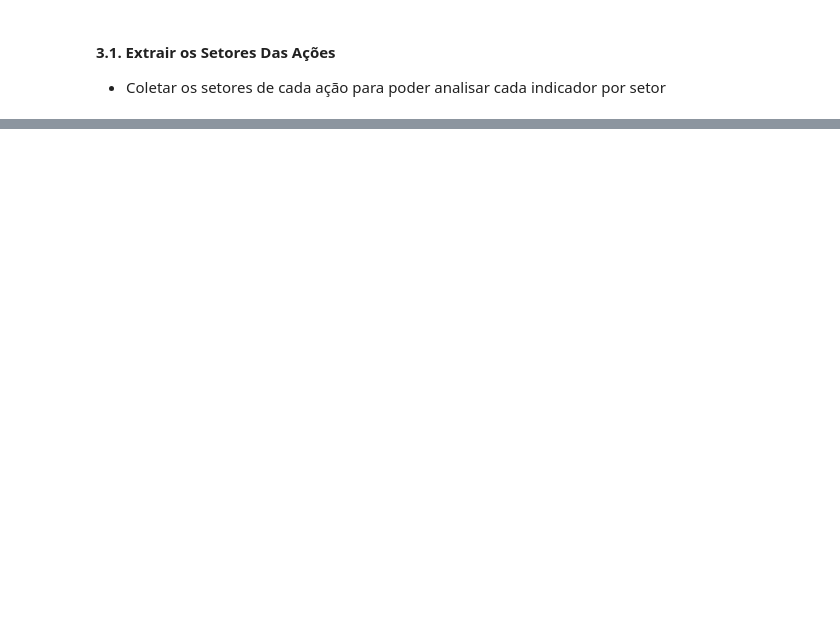
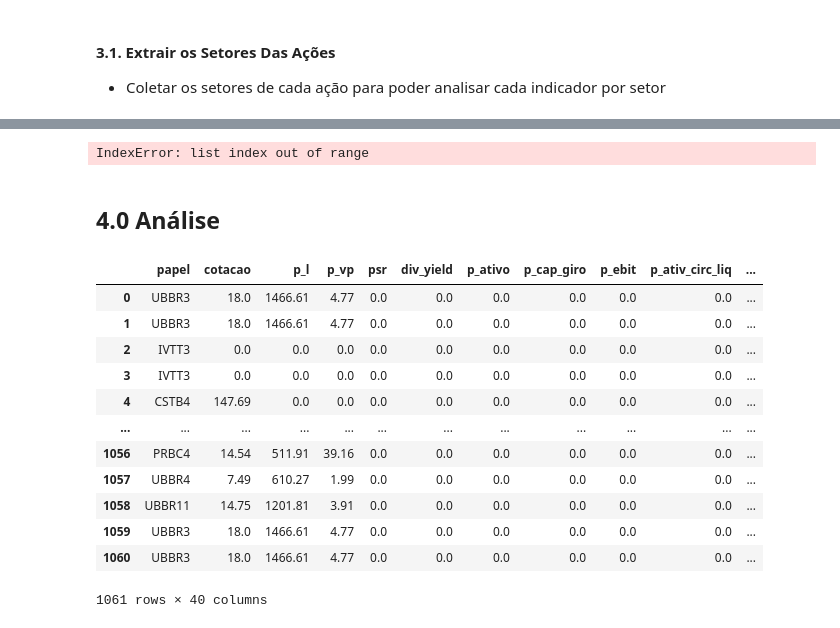
Before and after one commit to Guigarciarosa/livingbydividends, a Jupyter notebook: notebooks/etl.ipynb, the cells around one changed output, grey strips where cells are left out. Cells and saved outputs as stored; diff of their text form; code cells hidden in the pictures; blank space fills up the shorter version.

```diff
--- a/notebooks/etl.ipynb
+++ b/notebooks/etl.ipynb
@@ -448,0 +495,2 @@ data
+# %%
+dividendos.columns = dividendos.columns.str.lower().str.replace(' ','_').str.replace('ç','c').str.replace('õ','o')
@@ -448,0 +503,2 @@ data
+# %%
+dividendos['data_extract'] = functions.today()
@@ -448,0 +507,30 @@ data
+# %%
+def extract_dividends(stock):
+    url_div = r'https://www.fundamentus.com.br/proventos.php?papel={}'.format(stock)
+    # usar o opener para acessar a url base
+    html_1 = opener.open(url_div)
+    # decodificar em ISO8859
+    html_content_1 = html_1.read().decode('ISO-8859-1')
+    # soup
+    div_soup = BeautifulSoup(html_content_1, 'html.parser')
+    table_div = div_soup.find_all('table')[0]
+    th = table_div.find_all('thead')[0]
+
+    th_1 = th.find_all('th')
+    headers_div = []
+    for cab in th_1:
+        headers_div.append(cab.get_text(strip=True))
+
+    rw = table_div.find_all('td')
+    texto = []
+    for dado in rw:
+        texto.append(dado.get_text(strip=True))
+    num_colunas = 5
+    dados = [texto[i:i+num_colunas] for i in range(0, len(texto), num_colunas)]
+    dividendos = pd.DataFrame(dados,columns=headers_div)
+    dividendos['cod_acao'] = stock_filter
+    dividendos.columns = dividendos.columns.str.lower().str.replace(' ','_').str.replace('ç','c').str.replace('õ','o')
+    dividendos['data_extract'] = functions.today()
+    parquet_to_app = pd.read_parquet(r'../database/dm_stocks_div.parquet')
+    divi = pd.concat([parquet_to_app,dividendos])
+    divi.to_parquet(r'../database/dm_stocks_div.parquet')
@@ -448,0 +539,24 @@ data
+# %%
+data = []
+for a in acoes:
+    data = extract_dividends(a)
+# %% [output]
+IndexError: list index out of range
+# %% [markdown]
+## 4.0 Análise
+# %%
+pd.merge(stocks_df,data,how='left',on='papel')
+# %% [output]
+|  | papel | cotacao | p_l | p_vp | psr | div_yield | p_ativo | p_cap_giro | p_ebit | p_ativ_circ_liq | ... |
+| 0 | UBBR3 | 18.0 | 1466.61 | 4.77 | 0.0 | 0.0 | 0.0 | 0.0 | 0.0 | 0.0 | ... |
+| 1 | UBBR3 | 18.0 | 1466.61 | 4.77 | 0.0 | 0.0 | 0.0 | 0.0 | 0.0 | 0.0 | ... |
+| 2 | IVTT3 | 0.0 | 0.0 | 0.0 | 0.0 | 0.0 | 0.0 | 0.0 | 0.0 | 0.0 | ... |
+| 3 | IVTT3 | 0.0 | 0.0 | 0.0 | 0.0 | 0.0 | 0.0 | 0.0 | 0.0 | 0.0 | ... |
+| 4 | CSTB4 | 147.69 | 0.0 | 0.0 | 0.0 | 0.0 | 0.0 | 0.0 | 0.0 | 0.0 | ... |
+| ... | ... | ... | ... | ... | ... | ... | ... | ... | ... | ... | ... |
+| 1056 | PRBC4 | 14.54 | 511.91 | 39.16 | 0.0 | 0.0 | 0.0 | 0.0 | 0.0 | 0.0 | ... |
+| 1057 | UBBR4 | 7.49 | 610.27 | 1.99 | 0.0 | 0.0 | 0.0 | 0.0 | 0.0 | 0.0 | ... |
+| 1058 | UBBR11 | 14.75 | 1201.81 | 3.91 | 0.0 | 0.0 | 0.0 | 0.0 | 0.0 | 0.0 | ... |
+| 1059 | UBBR3 | 18.0 | 1466.61 | 4.77 | 0.0 | 0.0 | 0.0 | 0.0 | 0.0 | 0.0 | ... |
+| 1060 | UBBR3 | 18.0 | 1466.61 | 4.77 | 0.0 | 0.0 | 0.0 | 0.0 | 0.0 | 0.0 | ... |
+1061 rows × 40 columns
```
Also changed, not shown: parts of 31 cells of this notebook, 2 other files.
